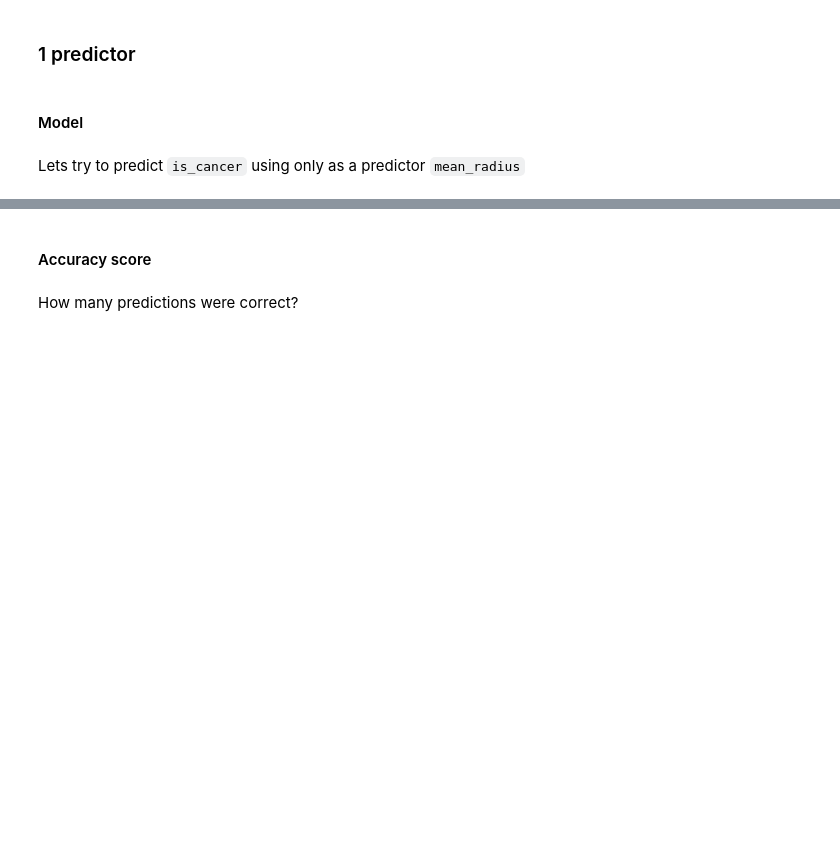
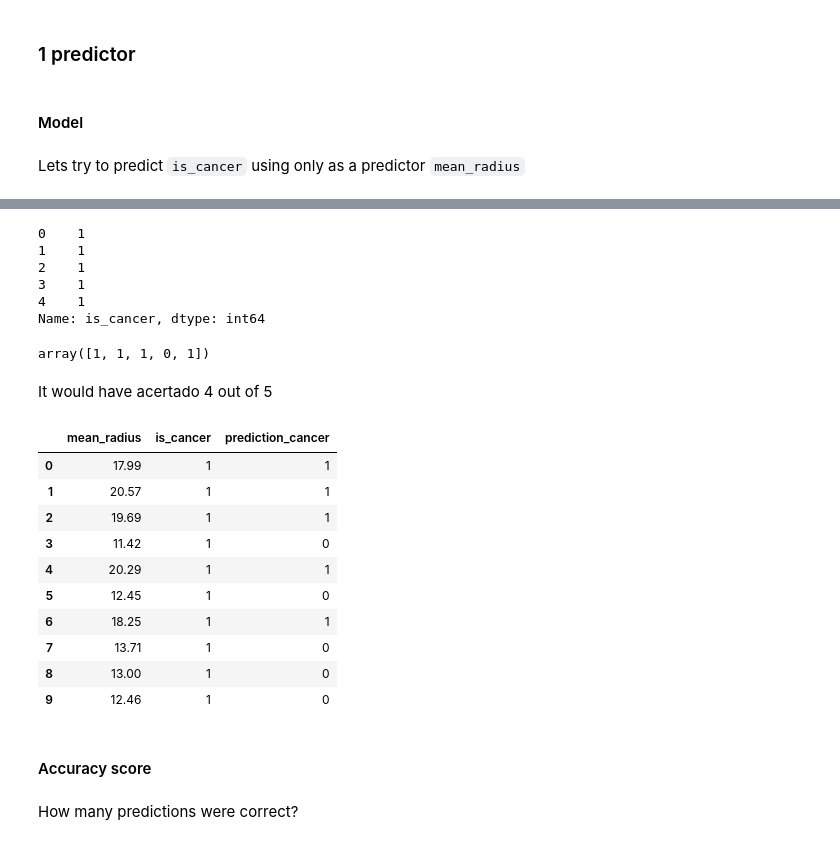
Before and after one commit to Ironhack-Data-Madrid-Enero-2021/Classroom-Materials, a Jupyter notebook: week_07/03-classification.ipynb, the cells around one changed output, grey strips where cells are left out. Drawn from its saved outputs; the diff is of its cells as text; code cells hidden in the pictures; blank space fills up the shorter version.

```diff
--- a/week_07/03-classification.ipynb
+++ b/week_07/03-classification.ipynb
@@ -85,7 +153,34 @@ log.fit(
+# %%
+df.is_cancer[:5]
+# %% [output]
+0    1
+1    1
+2    1
+3    1
+4    1
+Name: is_cancer, dtype: int64
+# %%
+log.predict(df2[["mean_radius"]][:5])
+# %% [output]
+array([1, 1, 1, 0, 1])
+# %% [markdown]
+It would have acertado 4 out of 5
 # %%
 df2["prediction_cancer"] = log.predict(df2[["mean_radius"]])
 # %%
-df2.sample(10)
+df2.head(10)
+# %% [output]
+|  | mean_radius | is_cancer | prediction_cancer |
+| 0 | 17.99 | 1 | 1 |
+| 1 | 20.57 | 1 | 1 |
+| 2 | 19.69 | 1 | 1 |
+| 3 | 11.42 | 1 | 0 |
+| 4 | 20.29 | 1 | 1 |
+| 5 | 12.45 | 1 | 0 |
+| 6 | 18.25 | 1 | 1 |
+| 7 | 13.71 | 1 | 0 |
+| 8 | 13.00 | 1 | 0 |
+| 9 | 12.46 | 1 | 0 |
 # %% [markdown]
 #### Accuracy score
 # %% [markdown]
```
Also changed, not shown: parts of 69 cells of this notebook, 4 other files.
